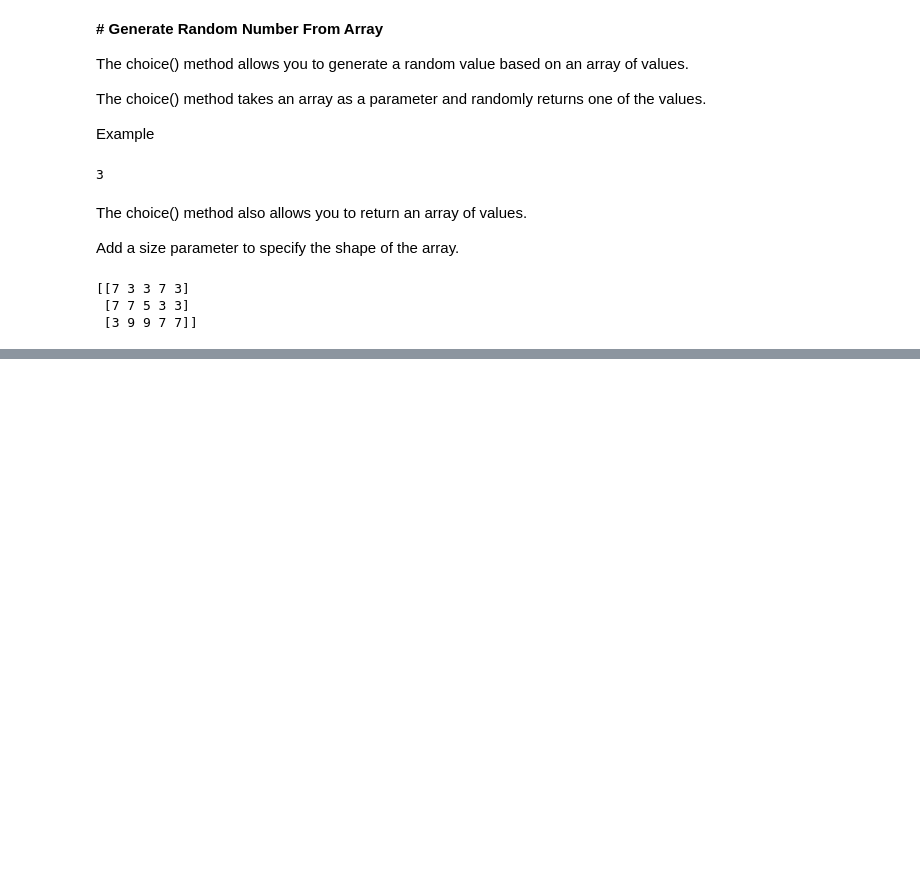
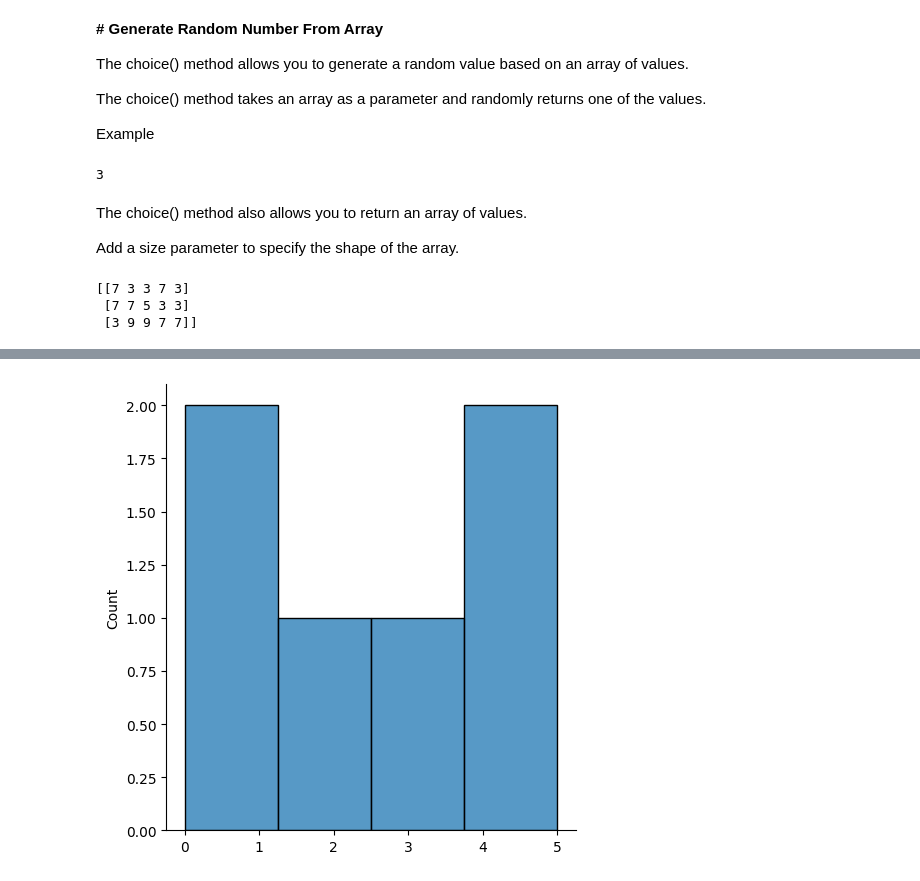
Before and after one commit to nitinyadav2188/DATA-SCIENCE, a Jupyter notebook: numpy.ipynb, the cells around one changed output, grey strips where cells are left out. Cells and saved outputs as stored; diff of their text form; code cells hidden in the pictures; blank space fills up the shorter version.

```diff
--- a/numpy.ipynb
+++ b/numpy.ipynb
@@ -1423,0 +1563,8 @@ print(x)
+# %%
+import matplotlib.pyplot as plt
+import seaborn as sns
+
+sns.displot([0,1,2,3,4,5])
+plt.show()
+# %% [output]
+[figure, added]
```
Also changed, not shown: parts of 17 cells of this notebook.
